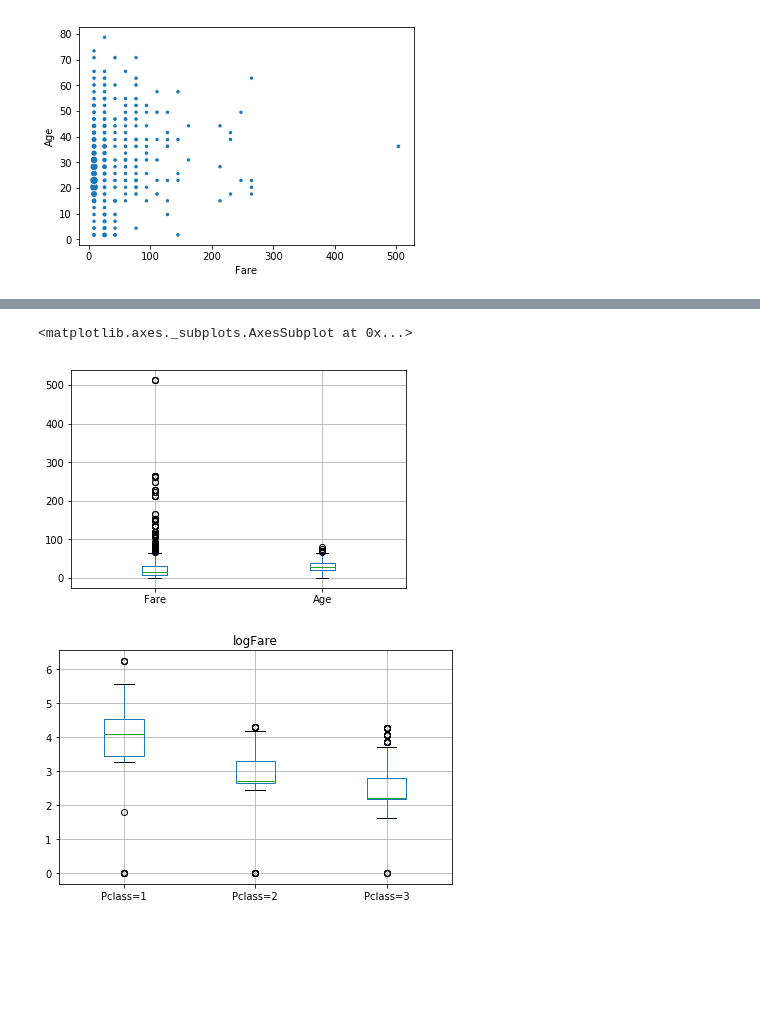
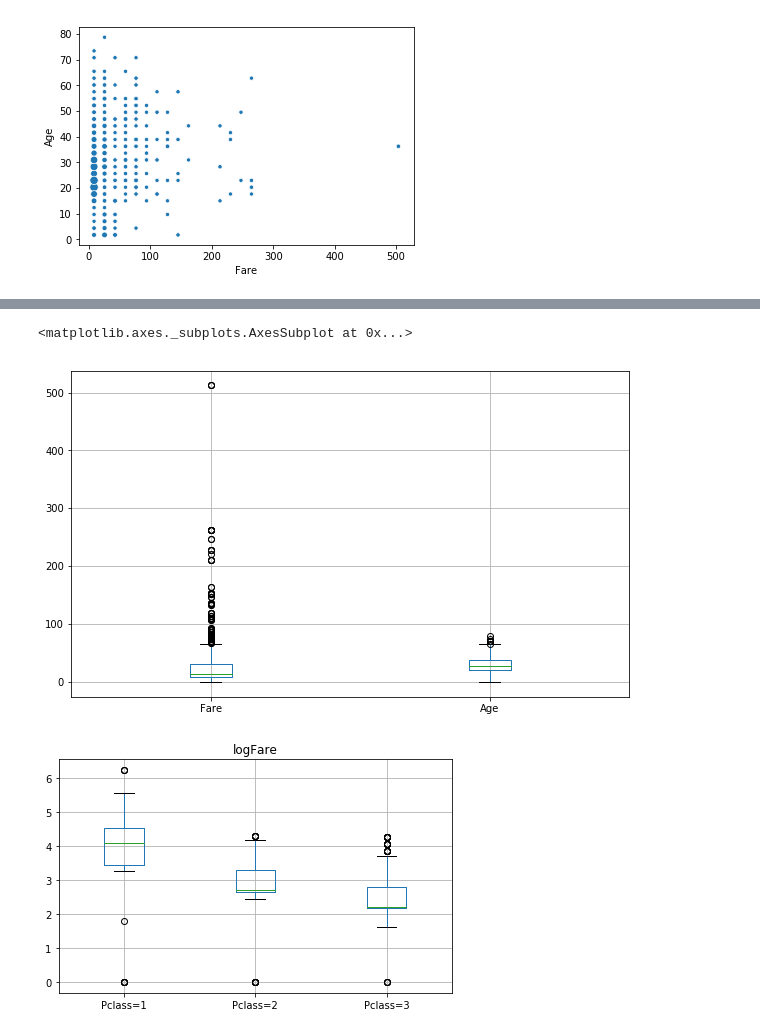
Before and after one commit to dvgodoy/handyspark, a Jupyter notebook: notebooks/Exploring Titanic.ipynb, the cells around one changed output, grey strips where cells are left out. Cells and saved outputs as stored; diff of their text form; code cells hidden in the pictures; blank space fills up the shorter version.

```diff
--- a/notebooks/Exploring Titanic.ipynb
+++ b/notebooks/Exploring Titanic.ipynb
@@ -194,8 +200,9 @@ fig = hdf.stratify(['Pclass']).cols[['Fare', 'Age']].scatterplot()
-# %%
-hdf.cols[['Fare', 'Age']].boxplot()
-# %% [output]
-<matplotlib.axes._subplots.AxesSubplot at 0x...>
-[figure, removed]
+# %%
+fig, ax = plt.subplots(1, 1, figsize=(10, 6))
+hdf.cols[['Fare', 'Age']].boxplot(ax=ax)
+# %% [output]
+<matplotlib.axes._subplots.AxesSubplot at 0x...>
+[figure, added]
 # %%
 import numpy as np
 fig = hdf.assign(logFare=lambda Fare: np.log(Fare + 1)).stratify(['Pclass']).cols['logFare'].boxplot()
```
Also changed, not shown: parts of 7 cells of this notebook, 2 other files.
